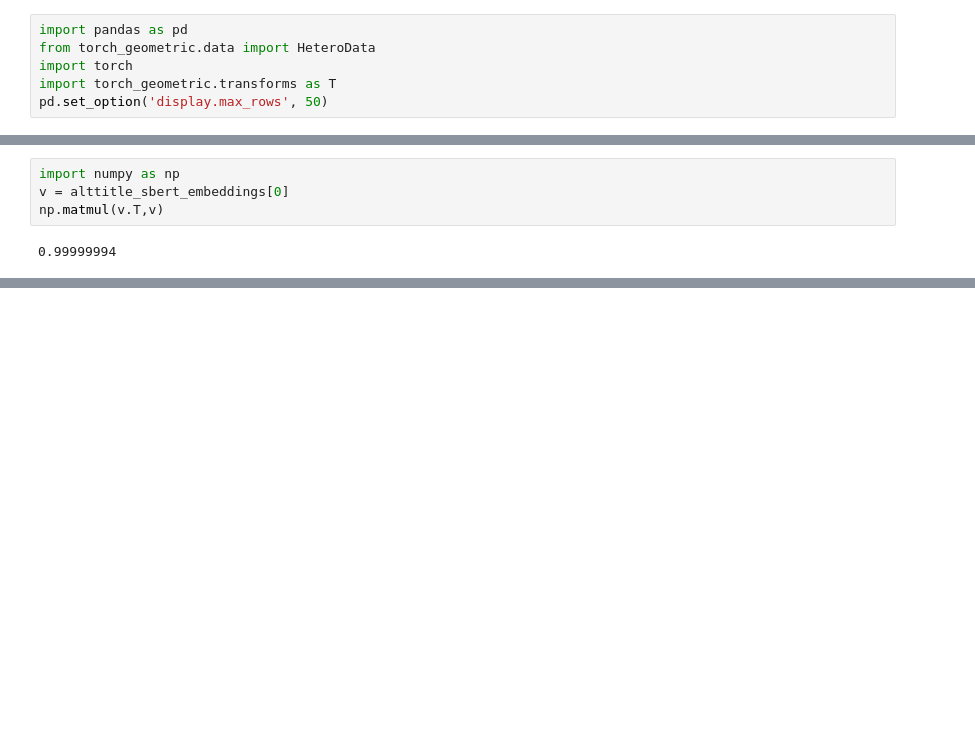
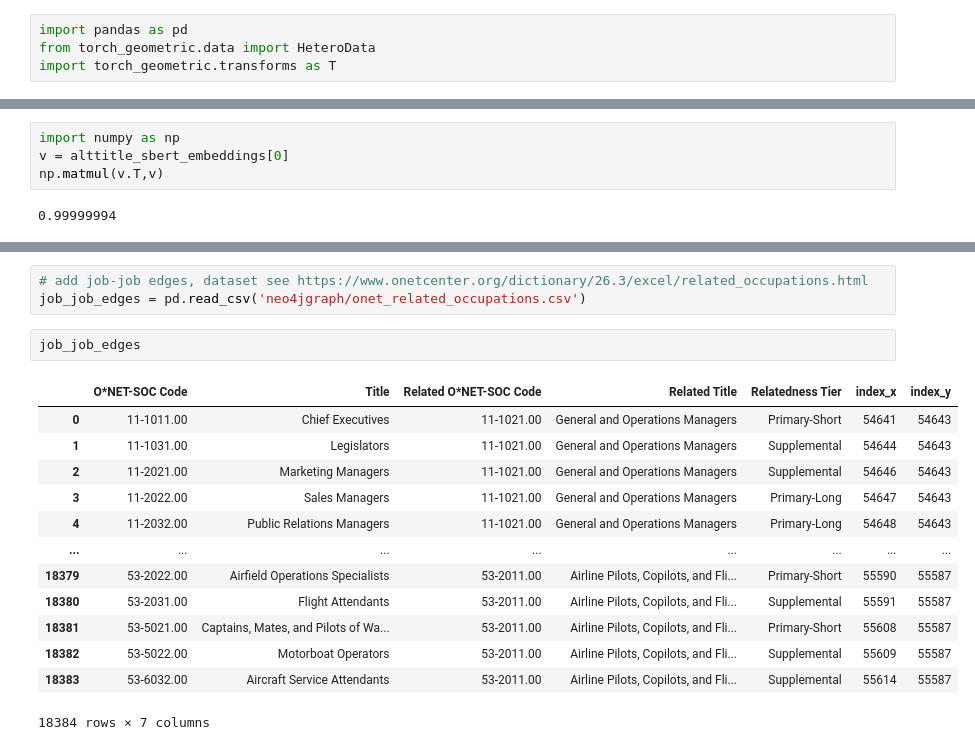
Before and after one commit to AmosDinh/Skill_Job_GNN, a Jupyter notebook: main.ipynb, the cells around one changed output, grey strips where cells are left out. Cells and saved outputs as stored; diff of their text form; blank space fills up the shorter version.

```diff
--- a/main.ipynb
+++ b/main.ipynb
@@ -1,8 +94,6 @@
 # %%
 import pandas as pd
 from torch_geometric.data import HeteroData
-import torch
 import torch_geometric.transforms as T
-pd.set_option('display.max_rows', 50)
 # %%
 # only use skill nodes which have normalized_name != NaN, this is some indication of quality skill (?)
@@ -175,0 +254,19 @@ job_nodes
+# %%
+# add job-job edges, dataset see https://www.onetcenter.org/dictionary/26.3/excel/related_occupations.html
+job_job_edges = pd.read_csv('neo4jgraph/onet_related_occupations.csv')
+# %%
+job_job_edges
+# %% [output]
+|  | O*NET-SOC Code | Title | Related O*NET-SOC Code | Related Title | Relatedness Tier | index_x | index_y |
+| 0 | 11-1011.00 | Chief Executives | 11-1021.00 | General and Operations Managers | Primary-Short | 54641 | 54643 |
+| 1 | 11-1031.00 | Legislators | 11-1021.00 | General and Operations Managers | Supplemental | 54644 | 54643 |
+| 2 | 11-2021.00 | Marketing Managers | 11-1021.00 | General and Operations Managers | Supplemental | 54646 | 54643 |
+| 3 | 11-2022.00 | Sales Managers | 11-1021.00 | General and Operations Managers | Primary-Long | 54647 | 54643 |
+| 4 | 11-2032.00 | Public Relations Managers | 11-1021.00 | General and Operations Managers | Primary-Long | 54648 | 54643 |
+| ... | ... | ... | ... | ... | ... | ... | ... |
+| 18379 | 53-2022.00 | Airfield Operations Specialists | 53-2011.00 | Airline Pilots, Copilots, and Fli... | Primary-Short | 55590 | 55587 |
+| 18380 | 53-2031.00 | Flight Attendants | 53-2011.00 | Airline Pilots, Copilots, and Fli... | Supplemental | 55591 | 55587 |
+| 18381 | 53-5021.00 | Captains, Mates, and Pilots of Wa... | 53-2011.00 | Airline Pilots, Copilots, and Fli... | Primary-Short | 55608 | 55587 |
+| 18382 | 53-5022.00 | Motorboat Operators | 53-2011.00 | Airline Pilots, Copilots, and Fli... | Supplemental | 55609 | 55587 |
+| 18383 | 53-6032.00 | Aircraft Service Attendants | 53-2011.00 | Airline Pilots, Copilots, and Fli... | Supplemental | 55614 | 55587 |
+18384 rows × 7 columns
```
Also changed, not shown: parts of 79 cells of this notebook.
